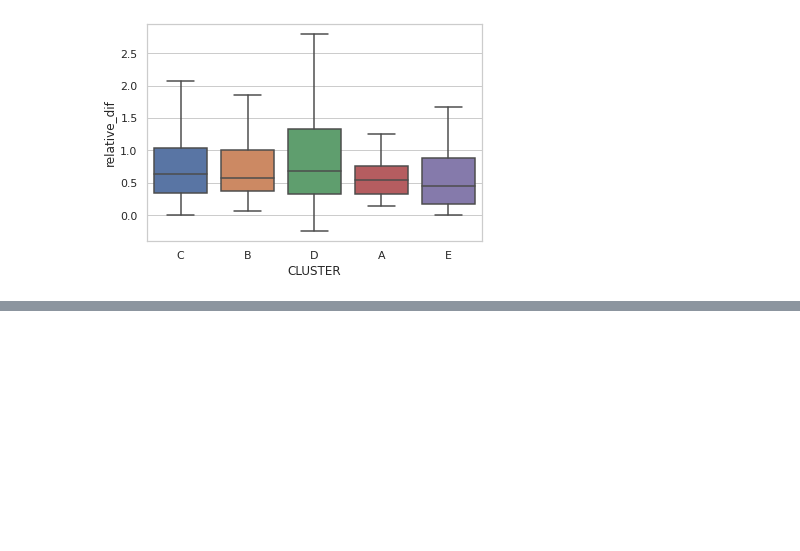
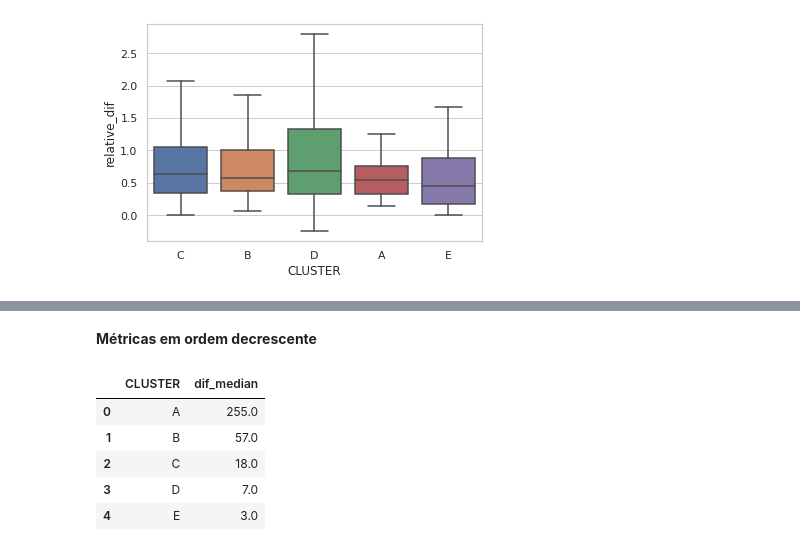
Before and after one commit to mirianbatista/covid-fatores, a Jupyter notebook: verao_covid.ipynb, the cells around one changed output, grey strips where cells are left out. Cells and saved outputs as stored; diff of their text form; code cells hidden in the pictures; blank space fills up the shorter version.

Commit message:
add sort_values

```diff
--- a/verao_covid.ipynb
+++ b/verao_covid.ipynb
@@ -135,0 +137,12 @@ ax = sns.boxplot(x="CLUSTER", y="dif", data=covid_tur_aumento_categorias, showfl
+# %% [markdown]
+**Métricas em ordem decrescente**
+# %%
+mediana_aumento_mortalidade_abs = categorias.sort_values(ascending=False, by="dif_median")
+mediana_aumento_mortalidade_abs[["CLUSTER","dif_median"]]
+# %% [output]
+|  | CLUSTER | dif_median |
+| 0 | A | 255.0 |
+| 1 | B | 57.0 |
+| 2 | C | 18.0 |
+| 3 | D | 7.0 |
+| 4 | E | 3.0 |
```
Also changed, not shown: parts of 9 cells of this notebook.
